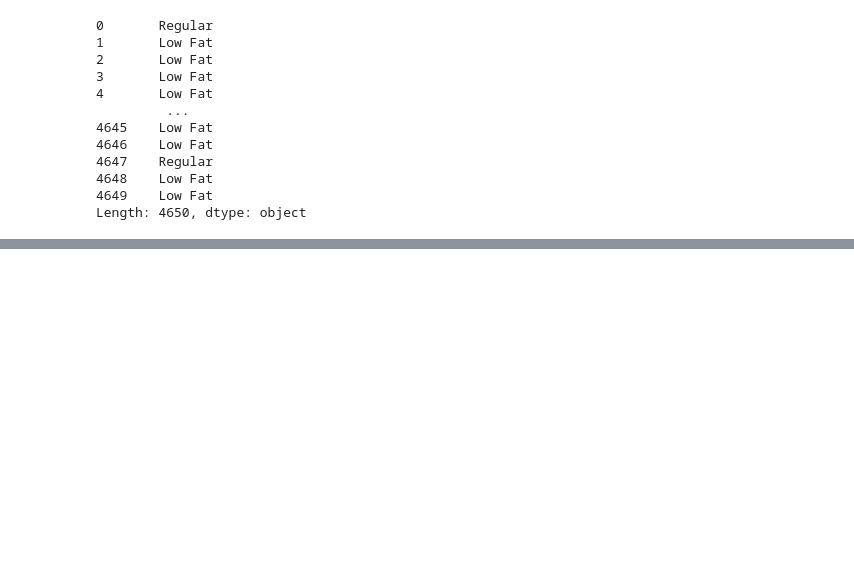
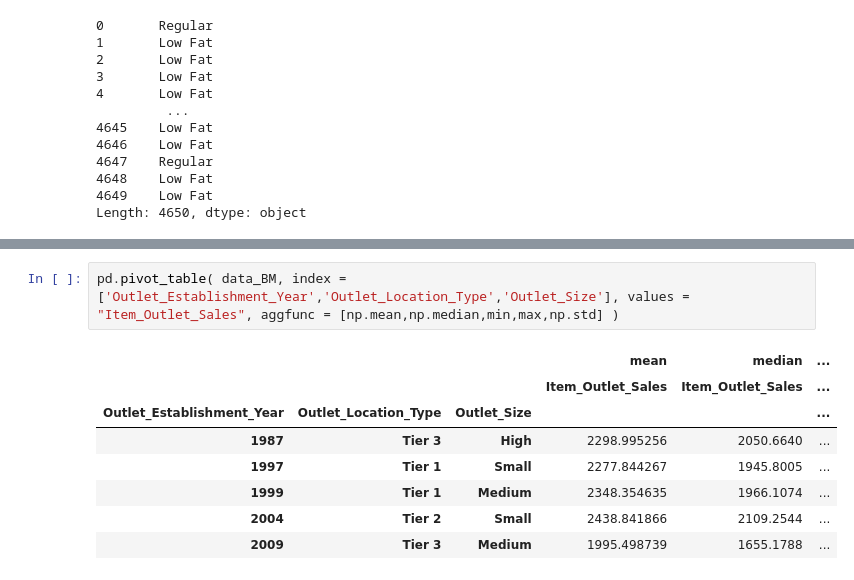
Before and after one commit to Prime91Manu/Guides, a Jupyter notebook: Guides_Folder/Python/07. Introduction to Pandas.ipynb, the cells around one changed output, grey strips where cells are left out. Saved outputs shown, nothing was run; the diff lists cells and outputs as text; blank space fills up the shorter version.

```diff
--- a/Guides_Folder/Python/07. Introduction to Pandas.ipynb
+++ b/Guides_Folder/Python/07. Introduction to Pandas.ipynb
@@ -681,0 +801,11 @@ Name: Item_MRP, dtype: float64
+# %%
+pd.pivot_table( data_BM, index = ['Outlet_Establishment_Year','Outlet_Location_Type','Outlet_Size'], values = "Item_Outlet_Sales", aggfunc = [np.mean,np.median,min,max,np.std] )
+# %% [output]
+|  |  |  | mean | median | ... |
+|  |  |  | Item_Outlet_Sales | Item_Outlet_Sales | ... |
+| Outlet_Establishment_Year | Outlet_Location_Type | Outlet_Size |  |  | ... |
+| 1987 | Tier 3 | High | 2298.995256 | 2050.6640 | ... |
+| 1997 | Tier 1 | Small | 2277.844267 | 1945.8005 | ... |
+| 1999 | Tier 1 | Medium | 2348.354635 | 1966.1074 | ... |
+| 2004 | Tier 2 | Small | 2438.841866 | 2109.2544 | ... |
+| 2009 | Tier 3 | Medium | 1995.498739 | 1655.1788 | ... |
```
Also changed, not shown: parts of 14 cells of this notebook, 12 other files.
